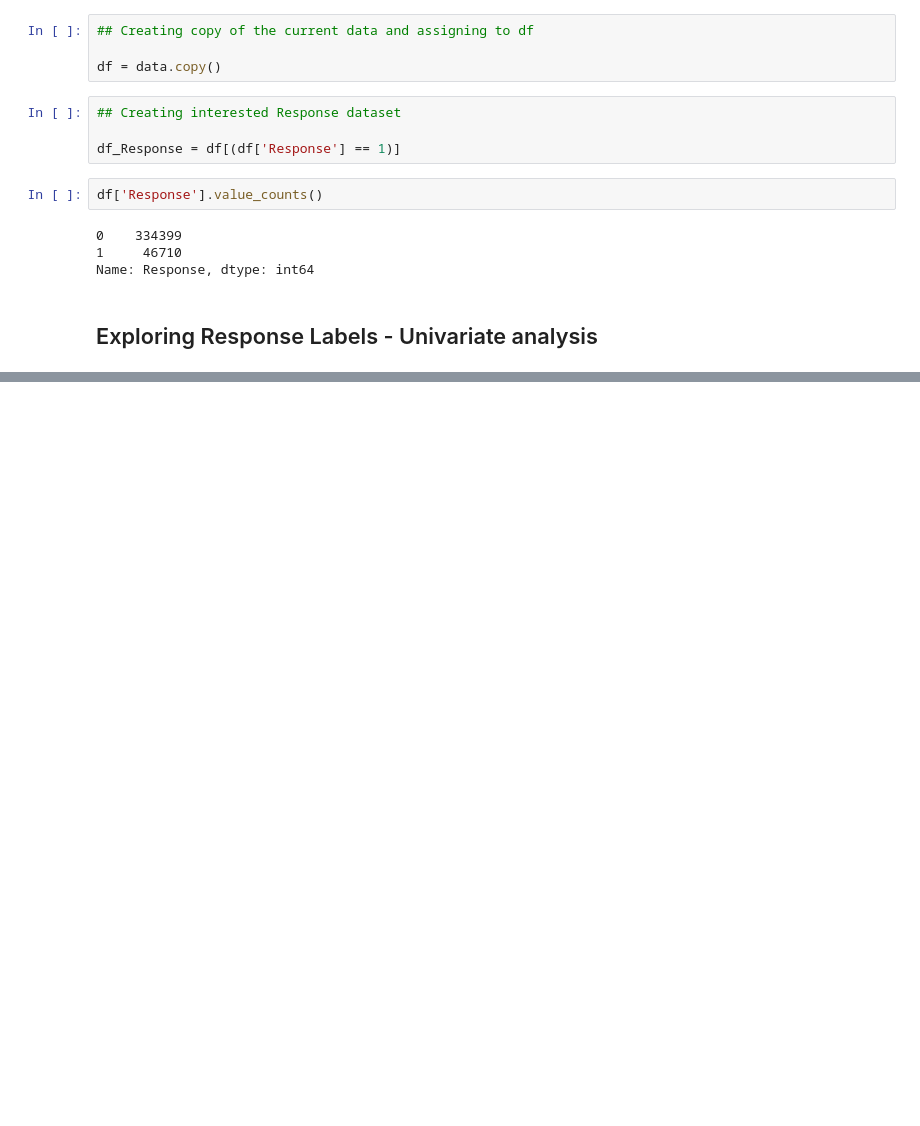
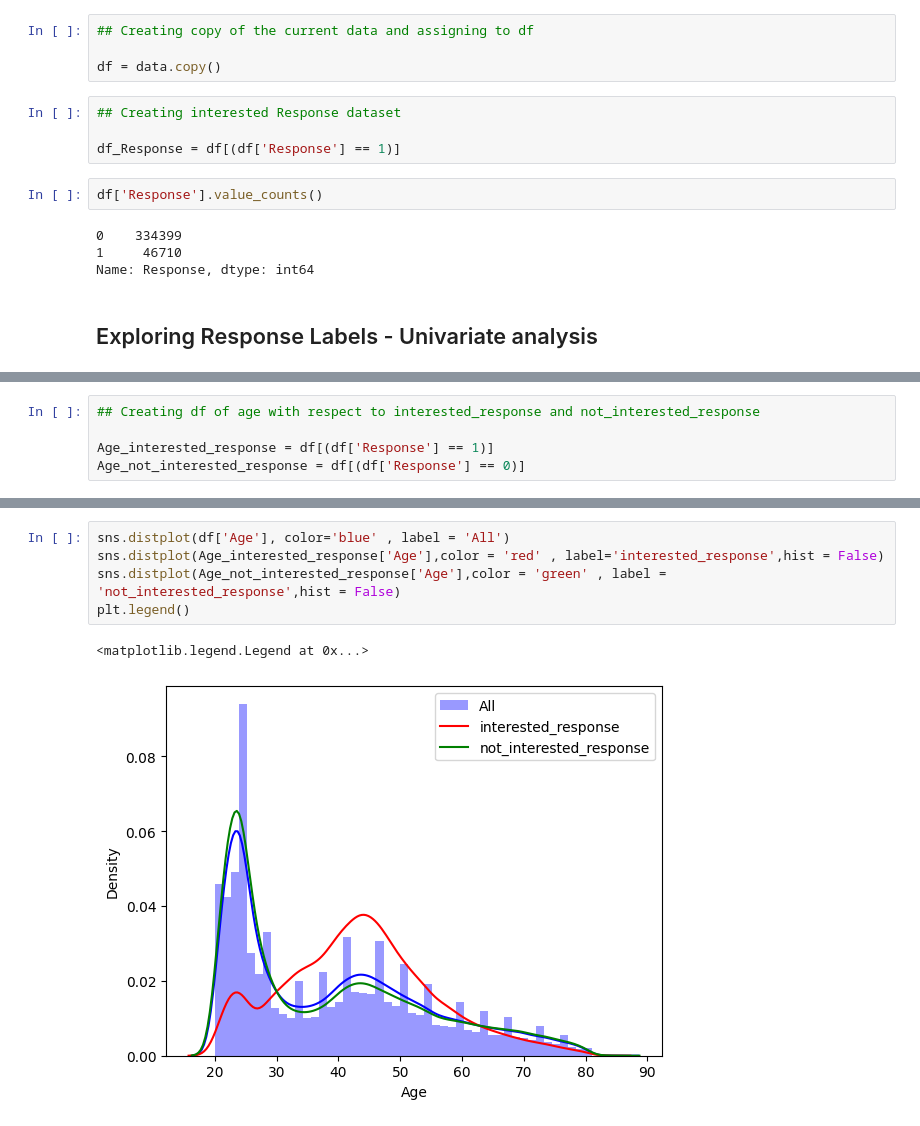
Before and after one commit to rajkumarshedage/Health-Insurance-Cross-Sell-Prediction, a Jupyter notebook: Health_Insurance_Cross_Sell_Prediction_.ipynb, the cells around one changed output, grey strips where cells are left out. Drawn from its saved outputs; the diff is of its cells as text; blank space fills up the shorter version.

```diff
--- a/Health_Insurance_Cross_Sell_Prediction_.ipynb
+++ b/Health_Insurance_Cross_Sell_Prediction_.ipynb
@@ -182,0 +286,5 @@ Name: Response, dtype: int64
+# %%
+## Creating df of age with respect to interested_response and not_interested_response
+
+Age_interested_response = df[(df['Response'] == 1)]
+Age_not_interested_response = df[(df['Response'] == 0)]
@@ -182,0 +311,8 @@ Name: Response, dtype: int64
+# %%
+sns.distplot(df['Age'], color='blue' , label = 'All')
+sns.distplot(Age_interested_response['Age'],color = 'red' , label='interested_response',hist = False)
+sns.distplot(Age_not_interested_response['Age'],color = 'green' , label = 'not_interested_response',hist = False)
+plt.legend()
+# %% [output]
+<matplotlib.legend.Legend at 0x...>
+[figure, added]
```
Also changed, not shown: parts of 17 cells of this notebook.
